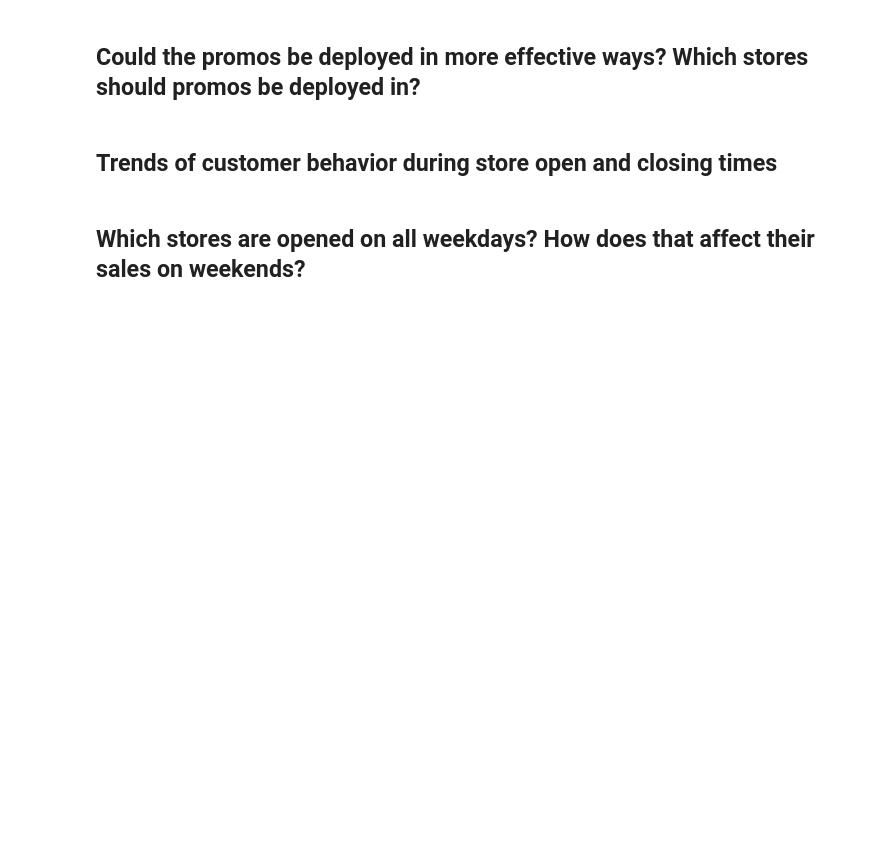
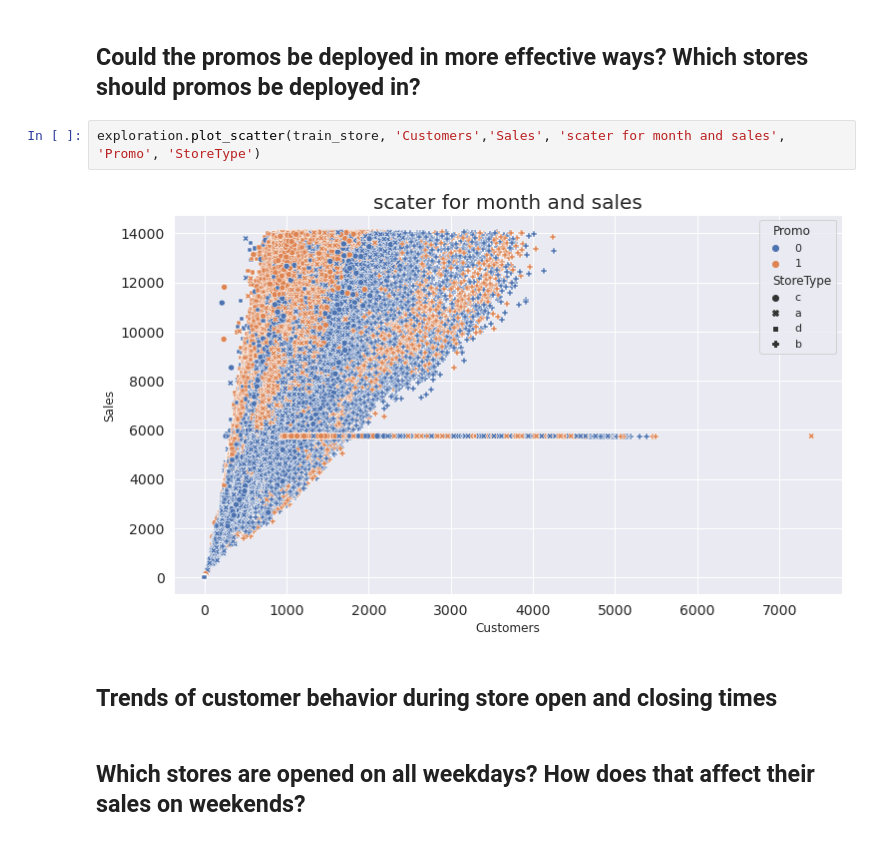
Before and after one commit to abel-blue/pharmaceutical-sales-prediction, a Jupyter notebook: notebooks/data_exploration.ipynb, the cells around one changed output. Cells and saved outputs as stored; diff of their text form; blank space fills up the shorter version.

Commit message:
promo and store relation

```diff
--- a/notebooks/data_exploration.ipynb
+++ b/notebooks/data_exploration.ipynb
@@ -253,5 +253,9 @@ exploration.plot_scatter(train_store, 'Sales','Customers', 'scater for month and
 # %% [markdown]
 ## Could the promos be deployed in more effective ways? Which stores should promos be deployed in?
+# %%
+exploration.plot_scatter(train_store, 'Customers','Sales', 'scater for month and sales', 'Promo', 'StoreType')
+# %% [output]
+[figure, added]
 # %% [markdown]
 ## Trends of customer behavior during store open and closing times
 # %% [markdown]
```
Also changed, not shown: parts of 18 cells of this notebook.
